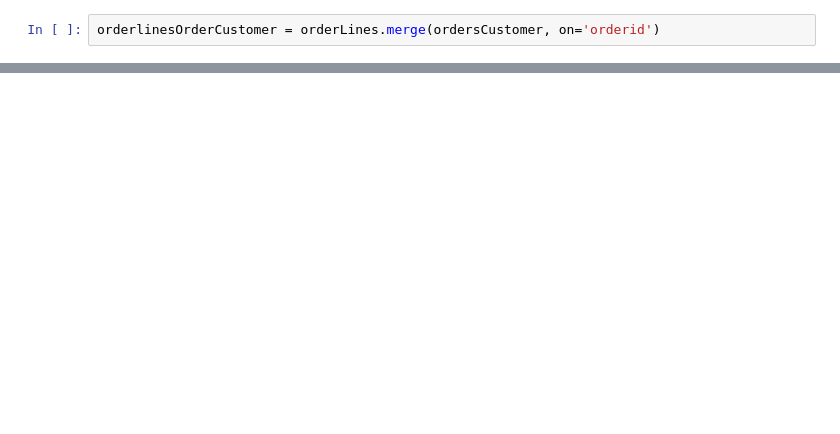
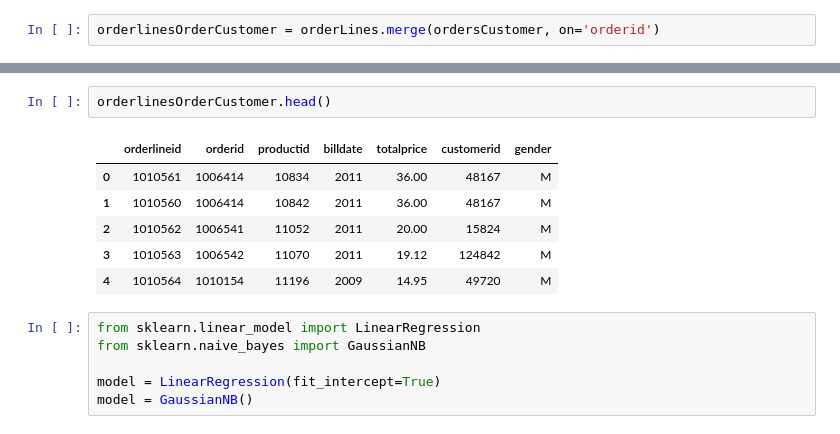
Before and after one commit to MariuszWroc/dataScience, a Jupyter notebook: data science - projekt.ipynb, the cells around one changed output, grey strips where cells are left out. Drawn from its saved outputs; the diff is of its cells as text; blank space fills up the shorter version.

```diff
--- a/data science - projekt.ipynb
+++ b/data science - projekt.ipynb
@@ -153,0 +153,15 @@ orderlinesOrderCustomer.head()
+# %%
+orderlinesOrderCustomer.head()
+# %% [output]
+|  | orderlineid | orderid | productid | billdate | totalprice | customerid | gender |
+| 0 | 1010561 | 1006414 | 10834 | 2011 | 36.00 | 48167 | M |
+| 1 | 1010560 | 1006414 | 10842 | 2011 | 36.00 | 48167 | M |
+| 2 | 1010562 | 1006541 | 11052 | 2011 | 20.00 | 15824 | M |
+| 3 | 1010563 | 1006542 | 11070 | 2011 | 19.12 | 124842 | M |
+| 4 | 1010564 | 1010154 | 11196 | 2009 | 14.95 | 49720 | M |
+# %%
+from sklearn.linear_model import LinearRegression
+from sklearn.naive_bayes import GaussianNB
+
+model = LinearRegression(fit_intercept=True)
+model = GaussianNB()
```
Also changed, not shown: parts of 15 cells of this notebook.
